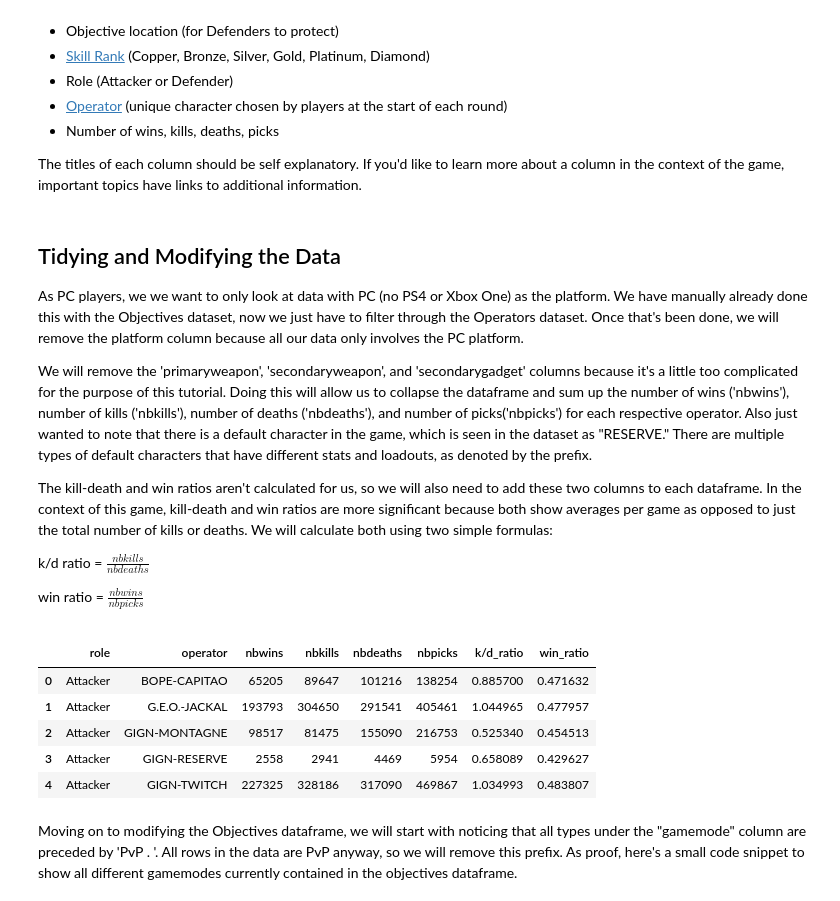
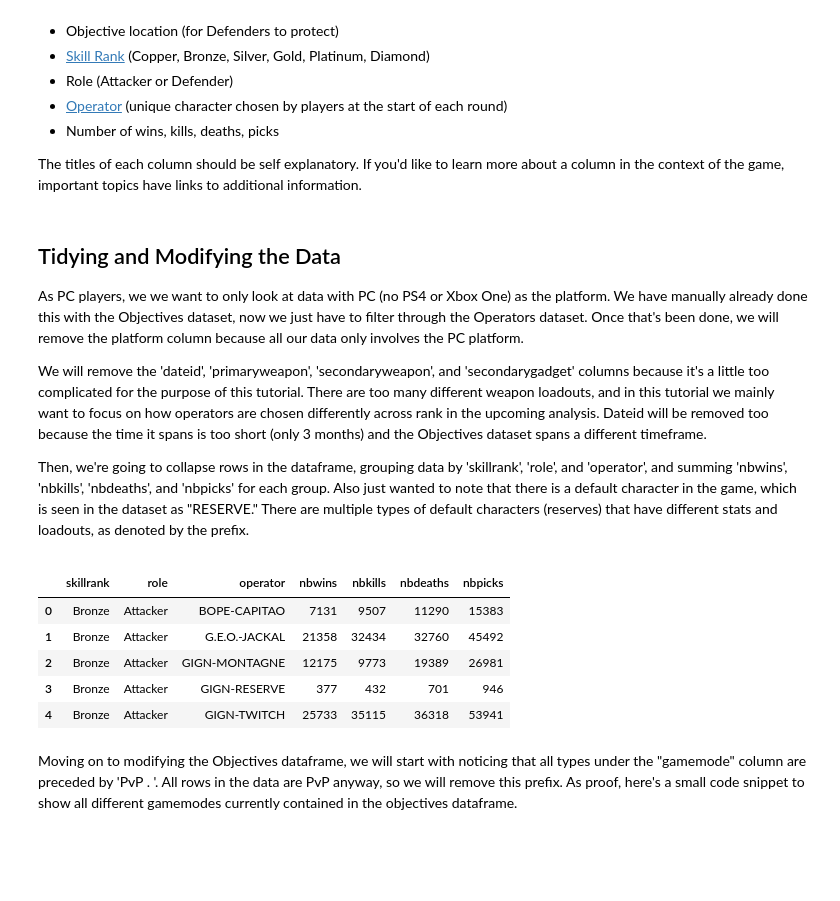
Before and after one commit to jiglesia3/jiglesia3.github.io, a Jupyter notebook: Final Tutorial.ipynb, the cells around one changed output. Cells and saved outputs as stored; diff of their text form; code cells hidden in the pictures; blank space fills up the shorter version.

```diff
--- a/Final Tutorial.ipynb
+++ b/Final Tutorial.ipynb
@@ -93,35 +93,25 @@ The titles of each column should be self explanatory. If you'd like to learn mor
 <p>
 As PC players, we we want to only look at data with PC (no PS4 or Xbox One) as the platform. We have manually already done this with the Objectives dataset, now we just have to filter through the Operators dataset. Once that's been done, we will remove the platform column because all our data only involves the PC platform.
 <p>
-We will remove the 'primaryweapon', 'secondaryweapon', and 'secondarygadget' columns because it's a little too complicated for the purpose of this tutorial. Doing this will allow us to collapse the dataframe and sum up the number of wins ('nbwins'), number of kills ('nbkills'), number of deaths ('nbdeaths'), and number of picks('nbpicks') for each respective operator. Also just wanted to note that there is a default character in the game, which is seen in the dataset as "RESERVE." There are multiple types of default characters that have different stats and loadouts, as denoted by the prefix.
+We will remove the 'dateid', 'primaryweapon', 'secondaryweapon', and 'secondarygadget' columns because it's a little too complicated for the purpose of this tutorial. There are too many different weapon loadouts, and in this tutorial we mainly want to focus on how operators are chosen differently across rank in the upcoming analysis. Dateid will be removed too because the time it spans is too short (only 3 months) and the Objectives dataset spans a different timeframe.
 <p>
-The kill-death and win ratios aren't calculated for us, so we will also need to add these two columns to each dataframe. In the context of this game, kill-death and win ratios are more significant because both show averages per game as opposed to just the total number of kills or deaths. We will calculate both using two simple formulas:
-<p>
-k/d ratio = $\frac{nbkills}{nbdeaths}$
-<p>
-win ratio = $\frac{nbwins}{nbpicks}$
+Then, we're going to collapse rows in the dataframe, grouping data by 'skillrank', 'role', and 'operator', and summing 'nbwins', 'nbkills', 'nbdeaths', and 'nbpicks' for each group. Also just wanted to note that there is a default character in the game, which is seen in the dataset as "RESERVE." There are multiple types of default characters (reserves) that have different stats and loadouts, as denoted by the prefix.
 # %%
-# Only PC platform rows, then deleting platform, primaryweapon, secondaryweapon, and gadget columns
+# Using only PC platform rows, then deleting dateid, platform, primaryweapon, secondaryweapon, and gadget columns
 operators = operators.loc[operators['platform'] == ('PC')]
-del operators['platform']
-del operators['primaryweapon']
-del operators['secondaryweapon']
-del operators['secondarygadget']
+operators.drop(['dateid','platform','primaryweapon','secondaryweapon','secondarygadget'], axis=1, inplace=True)
 
-# Create dataframe to sum up rounds won, kills, deaths, and rounds played across all ranks for each operator
-operators_overall = operators.groupby(['role', 'operator'], as_index=False)['nbwins', 'nbkills', 'nbdeaths', 'nbpicks'].sum()
-
-# Adding k/d and win ratio columns
-operators_overall['k/d_ratio'] = pd.to_numeric(operators_overall['nbkills']) / pd.to_numeric(operators_overall['nbdeaths'])
-operators_overall['win_ratio'] = pd.to_numeric(operators_overall['nbwins']) / pd.to_numeric(operators_overall['nbpicks'])
-operators_overall.head()
+# Group: skillrank, role, and operator
+# Sum up rounds won, kills, deaths, and rounds played across all ranks for each group
+operators = operators.groupby(['skillrank','role', 'operator'], as_index=False)['nbwins', 'nbkills', 'nbdeaths', 'nbpicks'].sum()
+operators.head()
 # %% [output]
-|  | role | operator | nbwins | nbkills | nbdeaths | nbpicks | k/d_ratio | win_ratio |
-| 0 | Attacker | BOPE-CAPITAO | 65205 | 89647 | 101216 | 138254 | 0.885700 | 0.471632 |
-| 1 | Attacker | G.E.O.-JACKAL | 193793 | 304650 | 291541 | 405461 | 1.044965 | 0.477957 |
-| 2 | Attacker | GIGN-MONTAGNE | 98517 | 81475 | 155090 | 216753 | 0.525340 | 0.454513 |
-| 3 | Attacker | GIGN-RESERVE | 2558 | 2941 | 4469 | 5954 | 0.658089 | 0.429627 |
-| 4 | Attacker | GIGN-TWITCH | 227325 | 328186 | 317090 | 469867 | 1.034993 | 0.483807 |
+|  | skillrank | role | operator | nbwins | nbkills | nbdeaths | nbpicks |
+| 0 | Bronze | Attacker | BOPE-CAPITAO | 7131 | 9507 | 11290 | 15383 |
+| 1 | Bronze | Attacker | G.E.O.-JACKAL | 21358 | 32434 | 32760 | 45492 |
+| 2 | Bronze | Attacker | GIGN-MONTAGNE | 12175 | 9773 | 19389 | 26981 |
+| 3 | Bronze | Attacker | GIGN-RESERVE | 377 | 432 | 701 | 946 |
+| 4 | Bronze | Attacker | GIGN-TWITCH | 25733 | 35115 | 36318 | 53941 |
 # %% [markdown]
 <body>
 Moving on to modifying the Objectives dataframe, we will start with noticing that all types under the "gamemode" column are preceded by 'PvP . '. All rows in the data are PvP anyway, so we will remove this prefix. As proof, here's a small code snippet to show all different gamemodes currently contained in the objectives dataframe.
```
Also changed, not shown: parts of 24 cells of this notebook.
